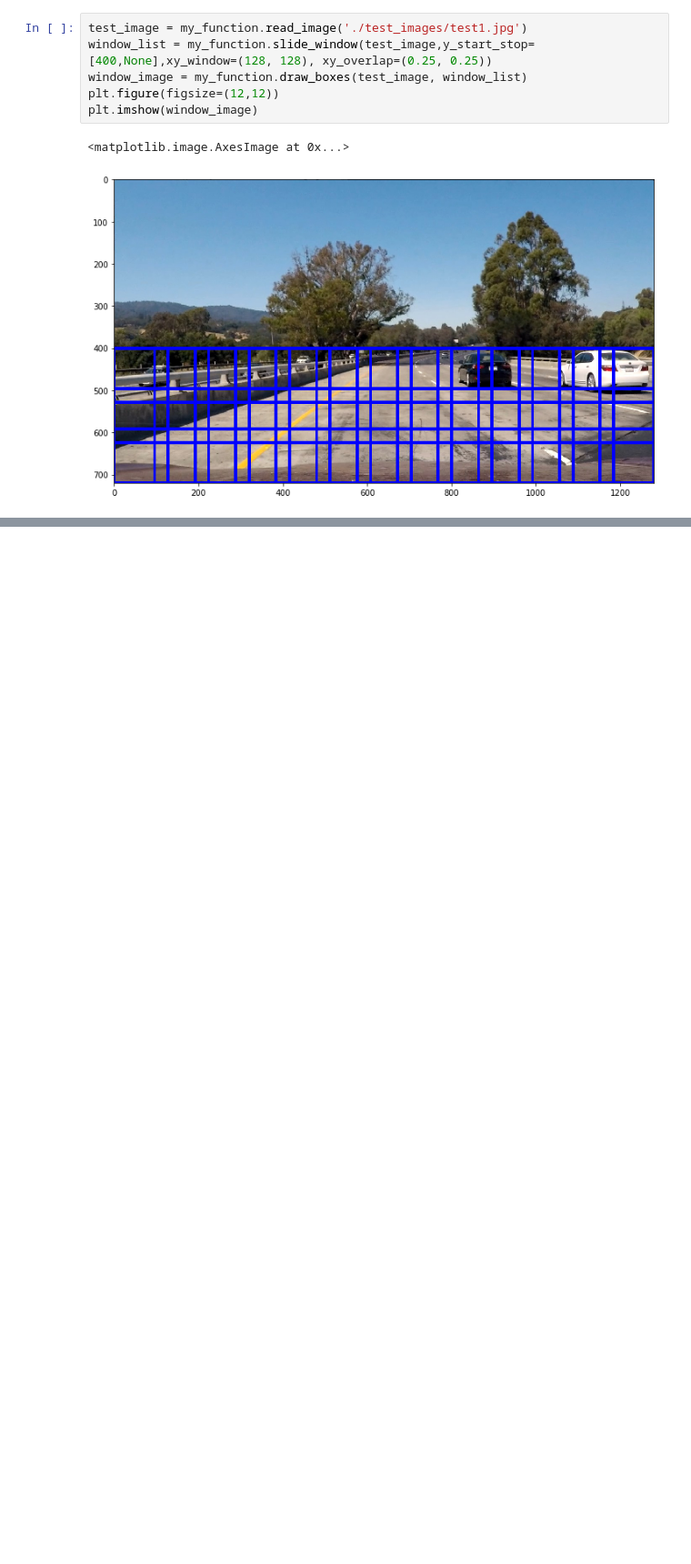
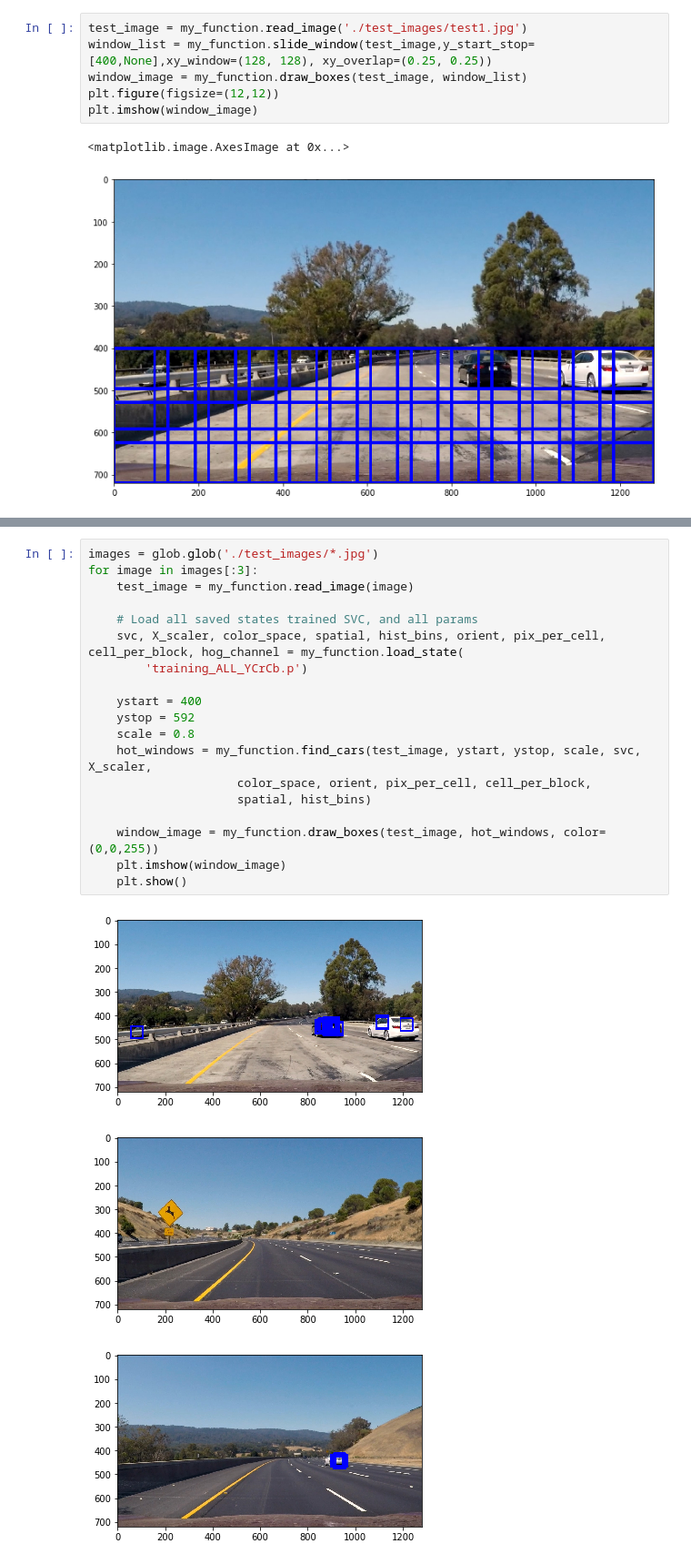
Before and after one commit to anonymint/vehicle-detection, a Jupyter notebook: summary.ipynb, the cells around one changed output, grey strips where cells are left out. Shown at 91% size. Cells and saved outputs as stored; diff of their text form; blank space fills up the shorter version.

```diff
--- a/summary.ipynb
+++ b/summary.ipynb
@@ -302,0 +354,23 @@ plt.imshow(window_image)
+# %%
+images = glob.glob('./test_images/*.jpg')
+for image in images[:3]:
+    test_image = my_function.read_image(image)
+
+    # Load all saved states trained SVC, and all params
+    svc, X_scaler, color_space, spatial, hist_bins, orient, pix_per_cell, cell_per_block, hog_channel = my_function.load_state(
+        'training_ALL_YCrCb.p')
+
+    ystart = 400
+    ystop = 592
+    scale = 0.8
+    hot_windows = my_function.find_cars(test_image, ystart, ystop, scale, svc, X_scaler,
+                     color_space, orient, pix_per_cell, cell_per_block,
+                     spatial, hist_bins)
+
+    window_image = my_function.draw_boxes(test_image, hot_windows, color=(0,0,255))
+    plt.imshow(window_image)
+    plt.show()
+# %% [output]
+[figure, added]
+[figure, added]
+[figure, added]
```
Also changed, not shown: parts of 16 cells of this notebook, 1 other file.
